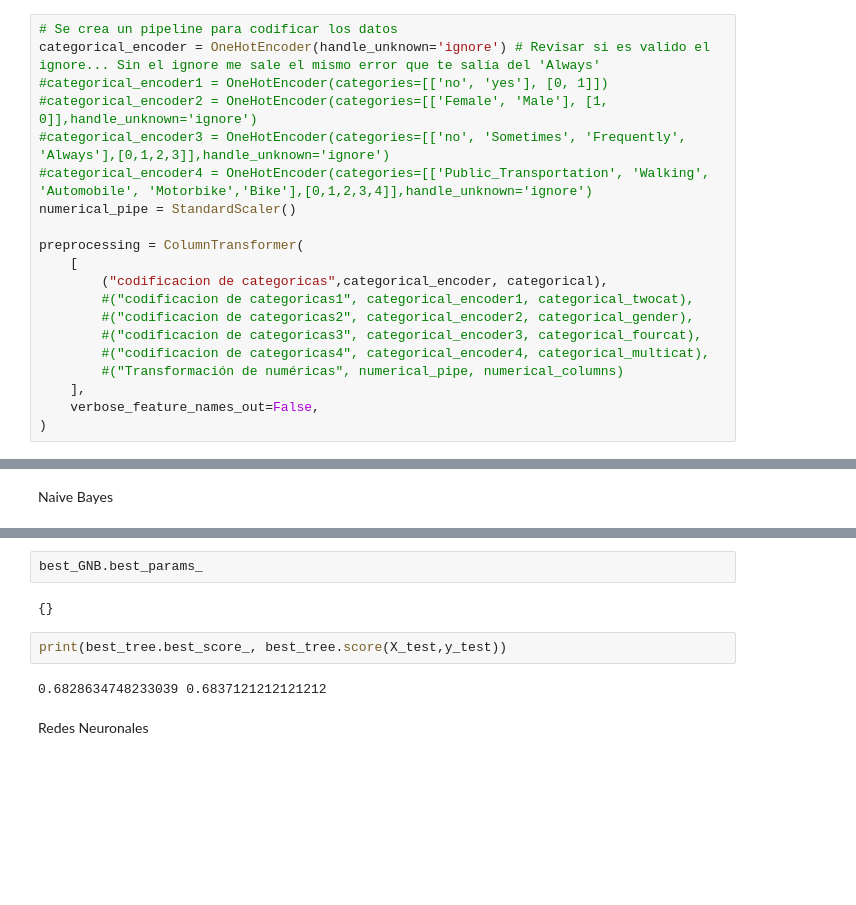
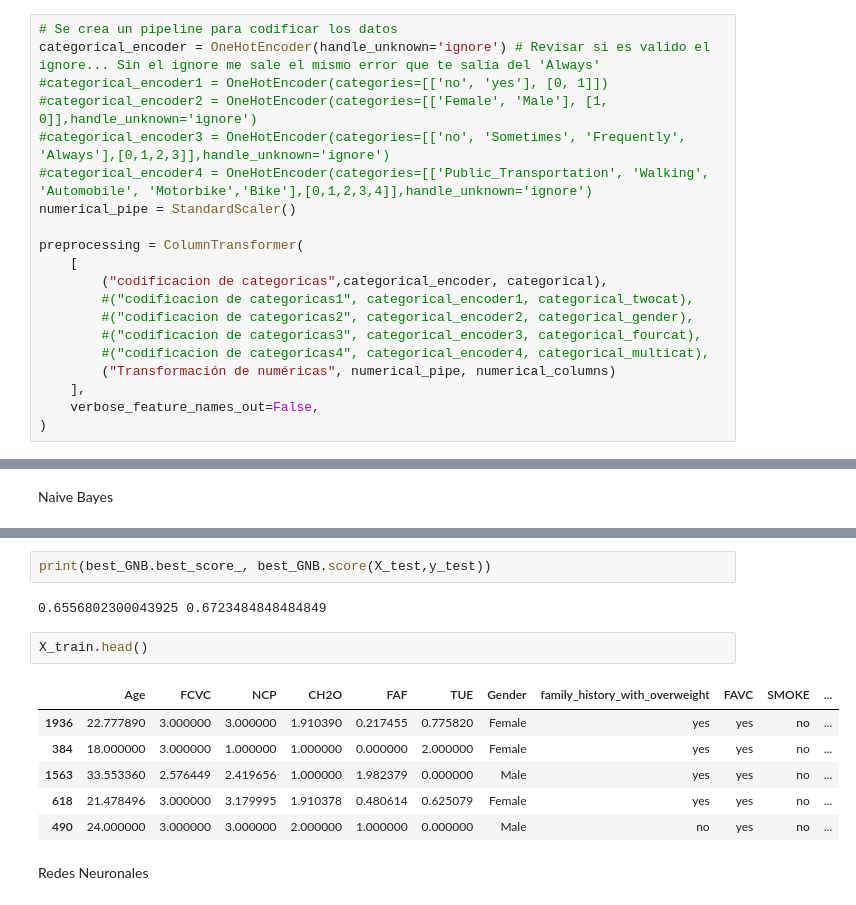
Before and after one commit to cmpineros/ProyObesity, a Jupyter notebook: Codigos/Modelos supervisados.ipynb, the cells around one changed output, grey strips where cells are left out. Saved outputs shown, nothing was run; the diff lists cells and outputs as text; blank space fills up the shorter version.

```diff
--- a/Codigos/Modelos supervisados.ipynb
+++ b/Codigos/Modelos supervisados.ipynb
@@ -102,7 +105,7 @@ preprocessing = ColumnTransformer(
         #("codificacion de categoricas2", categorical_encoder2, categorical_gender),
         #("codificacion de categoricas3", categorical_encoder3, categorical_fourcat),
         #("codificacion de categoricas4", categorical_encoder4, categorical_multicat),
-        #("Transformación de numéricas", numerical_pipe, numerical_columns)
+        ("Transformación de numéricas", numerical_pipe, numerical_columns)
     ],
     verbose_feature_names_out=False,
 )
@@ -236,14 +238,19 @@ GridSearchCV(estimator=Pipeline(steps=[('preprocesamiento',
                                                           verbose_feature_names_out=False)),
                                        ('Classifier', GaussianNB())]),
              n_jobs=-1, param_grid={}, scoring='accuracy')
-# %%
-best_GNB.best_params_
-# %% [output]
-{}
 # %%
-print(best_tree.best_score_, best_tree.score(X_test,y_test))
+print(best_GNB.best_score_, best_GNB.score(X_test,y_test))
 # %% [output]
-0.6828634748233039 0.6837121212121212
+0.6556802300043925 0.6723484848484849
+# %%
+X_train.head()
+# %% [output]
+|  | Age | FCVC | NCP | CH2O | FAF | TUE | Gender | family_history_with_overweight | FAVC | SMOKE | ... |
+| 1936 | 22.777890 | 3.000000 | 3.000000 | 1.910390 | 0.217455 | 0.775820 | Female | yes | yes | no | ... |
+| 384 | 18.000000 | 3.000000 | 1.000000 | 1.000000 | 0.000000 | 2.000000 | Female | yes | yes | no | ... |
+| 1563 | 33.553360 | 2.576449 | 2.419656 | 1.000000 | 1.982379 | 0.000000 | Male | yes | yes | no | ... |
+| 618 | 21.478496 | 3.000000 | 3.179995 | 1.910378 | 0.480614 | 0.625079 | Female | yes | yes | no | ... |
+| 490 | 24.000000 | 3.000000 | 3.000000 | 2.000000 | 1.000000 | 0.000000 | Male | no | yes | no | ... |
 # %% [markdown]
 Redes Neuronales
 # %%
```
Also changed, not shown: parts of 12 cells of this notebook.
